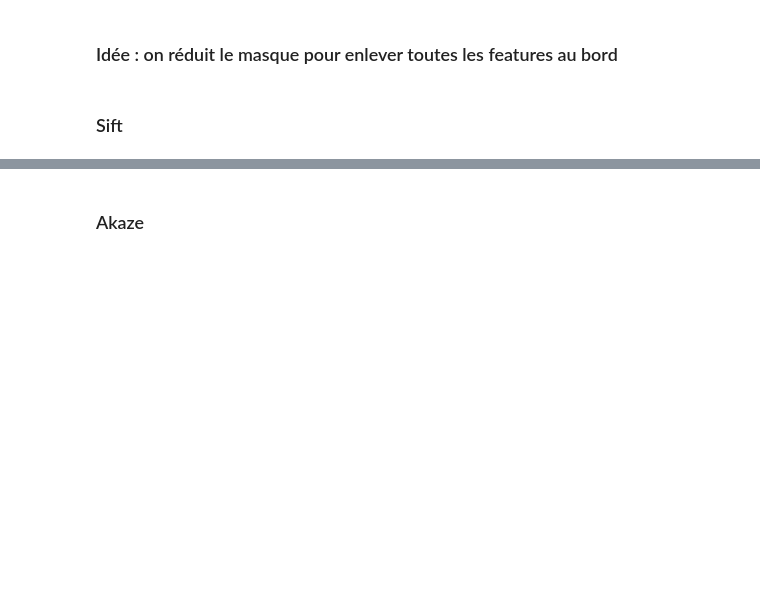
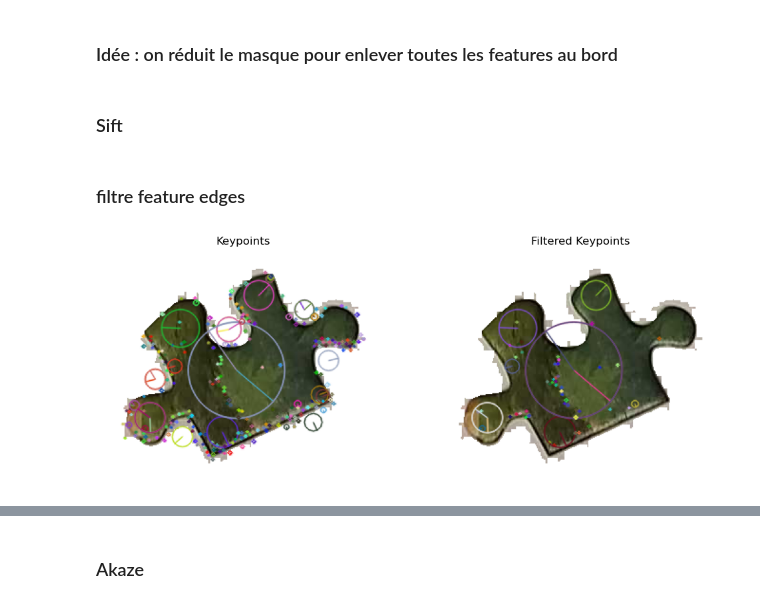
Before and after one commit to adriengoldszal/INF573_Puzzle, a Jupyter notebook: solver_adrien/amelioration_akaze_vs_sift_plus_erosion.ipynb, the cells around one changed output, grey strips where cells are left out. Saved outputs shown, nothing was run; the diff lists cells and outputs as text; code cells hidden in the pictures; blank space fills up the shorter version.

```diff
--- a/solver_adrien/amelioration_akaze_vs_sift_plus_erosion.ipynb
+++ b/solver_adrien/amelioration_akaze_vs_sift_plus_erosion.ipynb
@@ -72,0 +43,2 @@ def calculate_keypoints(piece) :
+# %% [markdown]
+### filtre feature edges
@@ -73 +50,28 @@ def calculate_keypoints(piece) :
+# %%
+image_with_keypoints = cv2.drawKeypoints(
+    piece['matching_image'], keypoints, None,
+    flags=cv2.DRAW_MATCHES_FLAGS_DRAW_RICH_KEYPOINTS  # Shows size and orientation
+)
+image_filtered_keypoints = cv2.drawKeypoints(
+    piece['matching_image'], keypoints_filtered, None,
+    flags=cv2.DRAW_MATCHES_FLAGS_DRAW_RICH_KEYPOINTS  # Shows size and orientation
+)
+
+# Create a figure with 1 row and 2 columns
+fig, ax = plt.subplots(1, 2, figsize=(12, 6))
+
+# Show the original image with keypoints on the first subplot
+ax[0].imshow(cv2.cvtColor(image_with_keypoints, cv2.COLOR_BGR2RGB))
+ax[0].set_title('Keypoints')
+ax[0].axis('off')  # Hide axes
+
+# Show the filtered keypoints image on the second subplot
+ax[1].imshow(cv2.cvtColor(image_filtered_keypoints, cv2.COLOR_BGR2RGB))
+ax[1].set_title('Filtered Keypoints')
+ax[1].axis('off')  # Hide axes
+
+# Display the images
+plt.show()
+# %% [output]
+[figure, added]
 # %%
```
Also changed, not shown: parts of 13 cells of this notebook, 2 other files.
